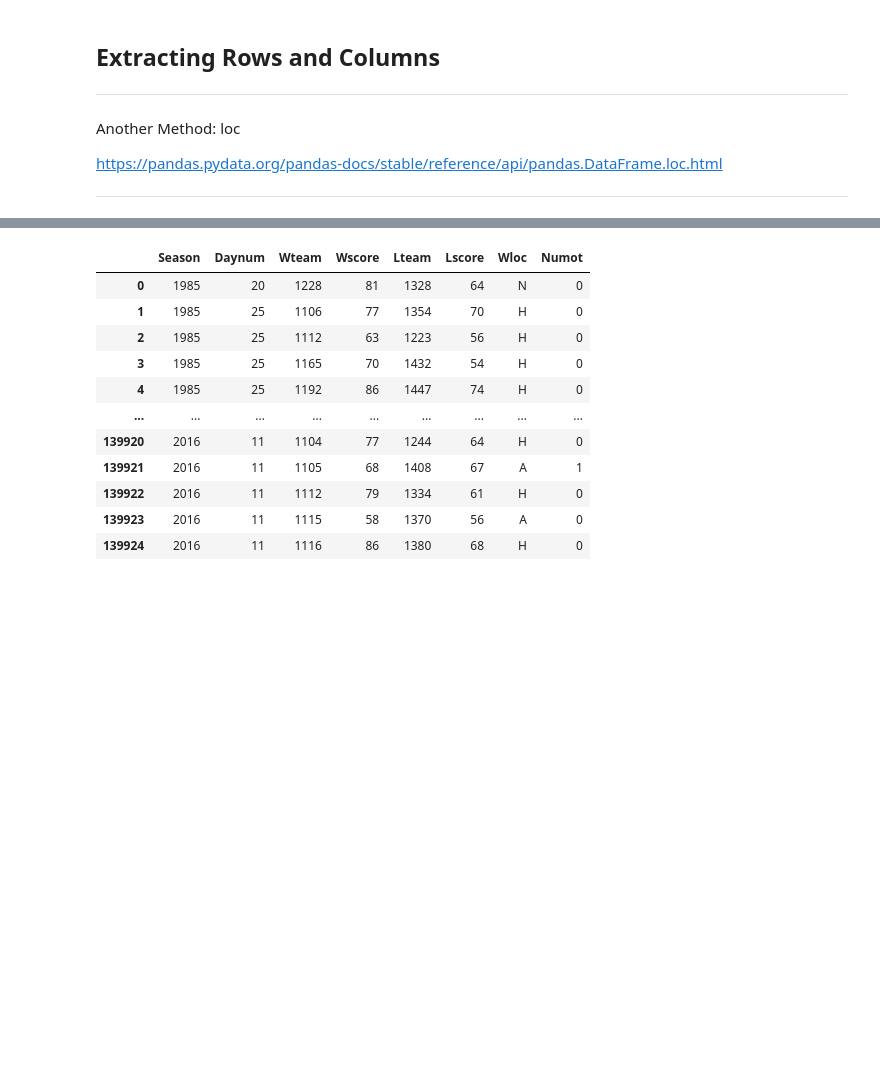
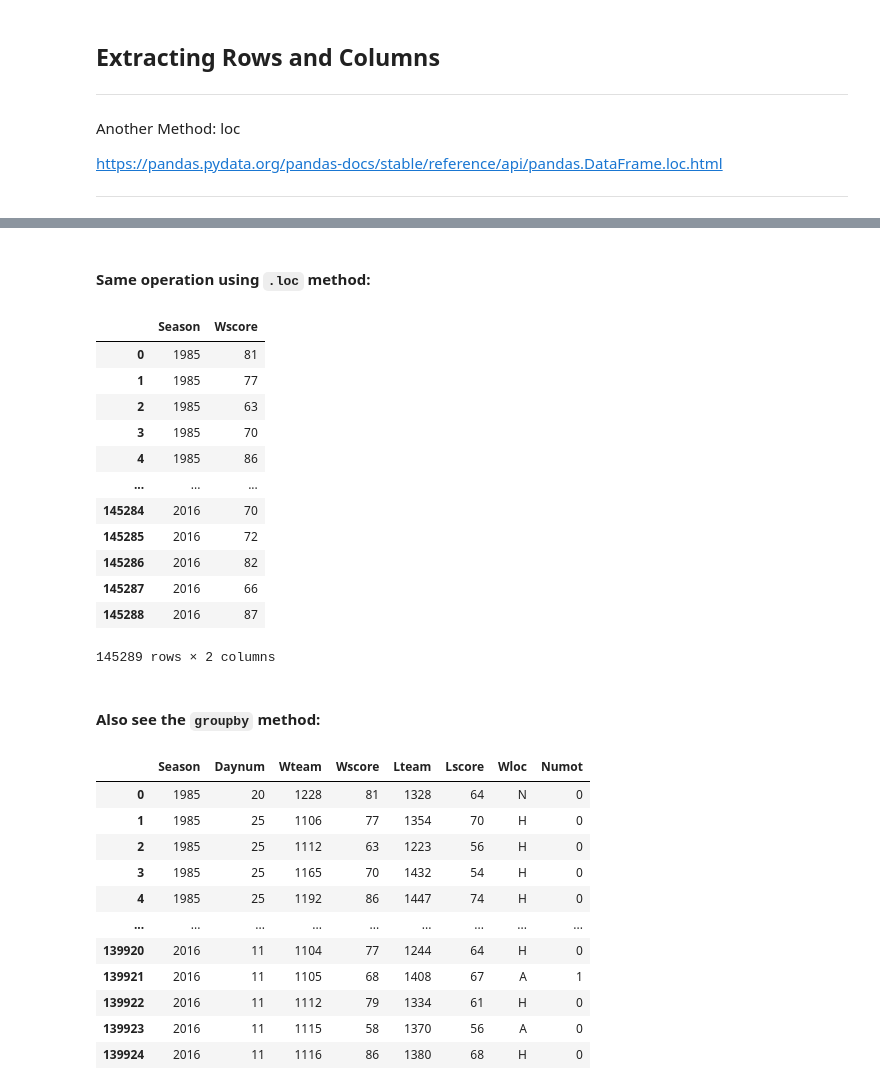
Before and after one commit to ADolbyB/data-science-python, a Jupyter notebook: 01-03_Basics/03_Pandas_Intro.ipynb, the cells around one changed output, grey strips where cells are left out. Drawn from its saved outputs; the diff is of its cells as text; code cells hidden in the pictures; blank space fills up the shorter version.

```diff
--- a/01-03_Basics/03_Pandas_Intro.ipynb
+++ b/01-03_Basics/03_Pandas_Intro.ipynb
@@ -573 +584,21 @@ df.loc[:,['Season', 'Wscore']].head()
+# %% [markdown]
+#### Same operation using `.loc` method:
+# %%
+df.loc[:,['Season', 'Wscore']]
+# %% [output]
+|  | Season | Wscore |
+| 0 | 1985 | 81 |
+| 1 | 1985 | 77 |
+| 2 | 1985 | 63 |
+| 3 | 1985 | 70 |
+| 4 | 1985 | 86 |
+| ... | ... | ... |
+| 145284 | 2016 | 70 |
+| 145285 | 2016 | 72 |
+| 145286 | 2016 | 82 |
+| 145287 | 2016 | 66 |
+| 145288 | 2016 | 87 |
+145289 rows × 2 columns
+# %% [markdown]
+#### Also see the `groupby` method:
 # %%
```
Also changed, not shown: parts of 92 cells of this notebook.
